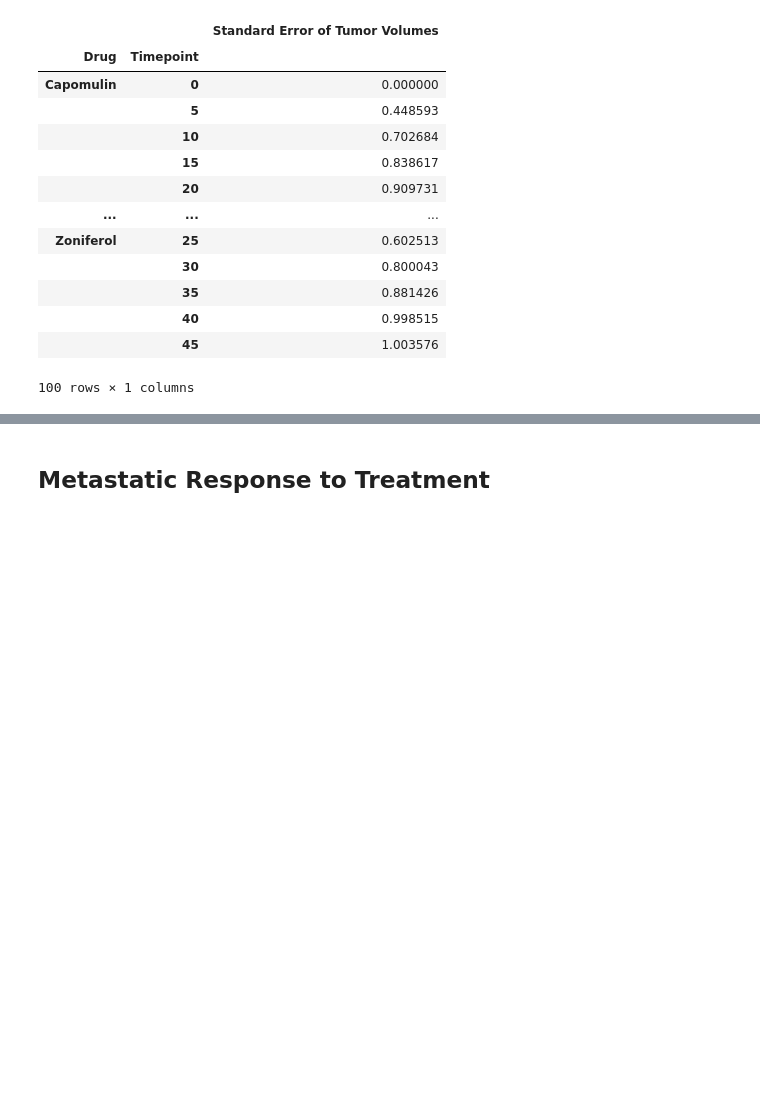
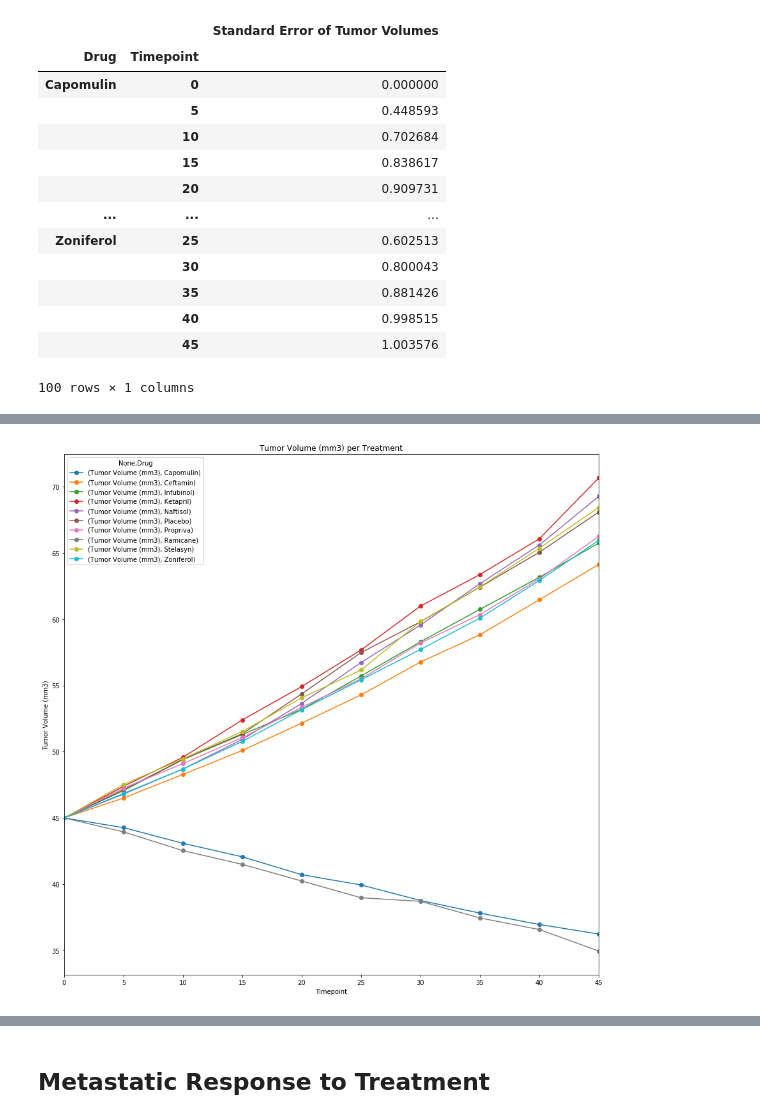
Before and after one commit to avbui-coat/matplotlib-challenge, a Jupyter notebook: Pymaceuticals/pymaceuticals_starter.ipynb, the cells around one changed output, grey strips where cells are left out. Saved outputs shown, nothing was run; the diff lists cells and outputs as text; code cells hidden in the pictures; blank space fills up the shorter version.

Commit message:
added images

```diff
--- a/Pymaceuticals/pymaceuticals_starter.ipynb
+++ b/Pymaceuticals/pymaceuticals_starter.ipynb
@@ -185,3 +185,10 @@ sem_data_df
 | 35 | 1.052241 | 0.692248 | 0.984155 | 1.127867 | 1.013769 | 1.287481 | 1.084929 | 0.967433 | ... |
 | 40 | 1.223608 | 0.708505 | 1.055220 | 1.158449 | 1.118567 | 1.370634 | 1.564779 | 1.128445 | ... |
 | 45 | 1.223977 | 0.902358 | 1.144427 | 1.453186 | 1.416363 | 1.351726 | 1.888586 | 1.226805 | ... |
+# %%
+tumor_data_df.plot(kind='line', marker="o",figsize=(15,15),title="Tumor Volume (mm3) per Treatment")
+plt.ylabel('Tumor Volume (mm3)')
+plt.savefig("images/TumorVolumePerTreatment.png")
+plt.show()
+# %% [output]
+[figure, added]
```
Also changed, not shown: parts of 3 cells of this notebook, 4 other files.
